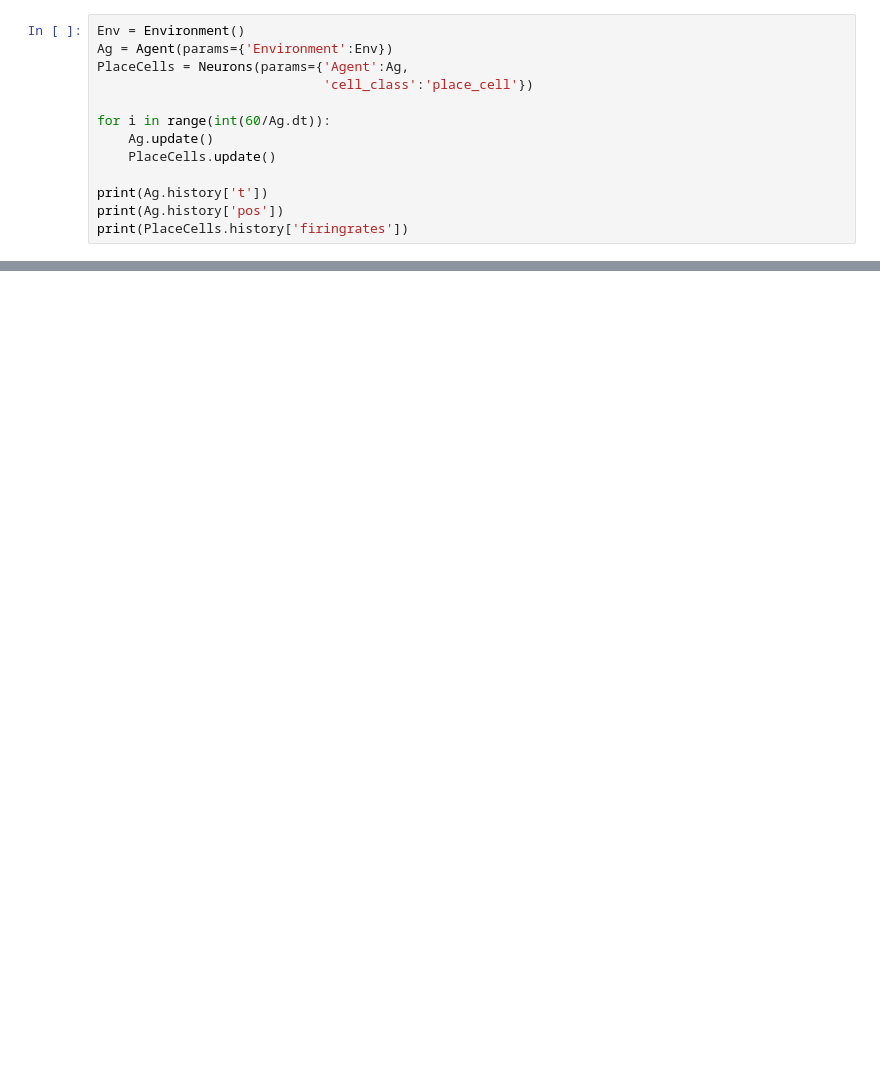
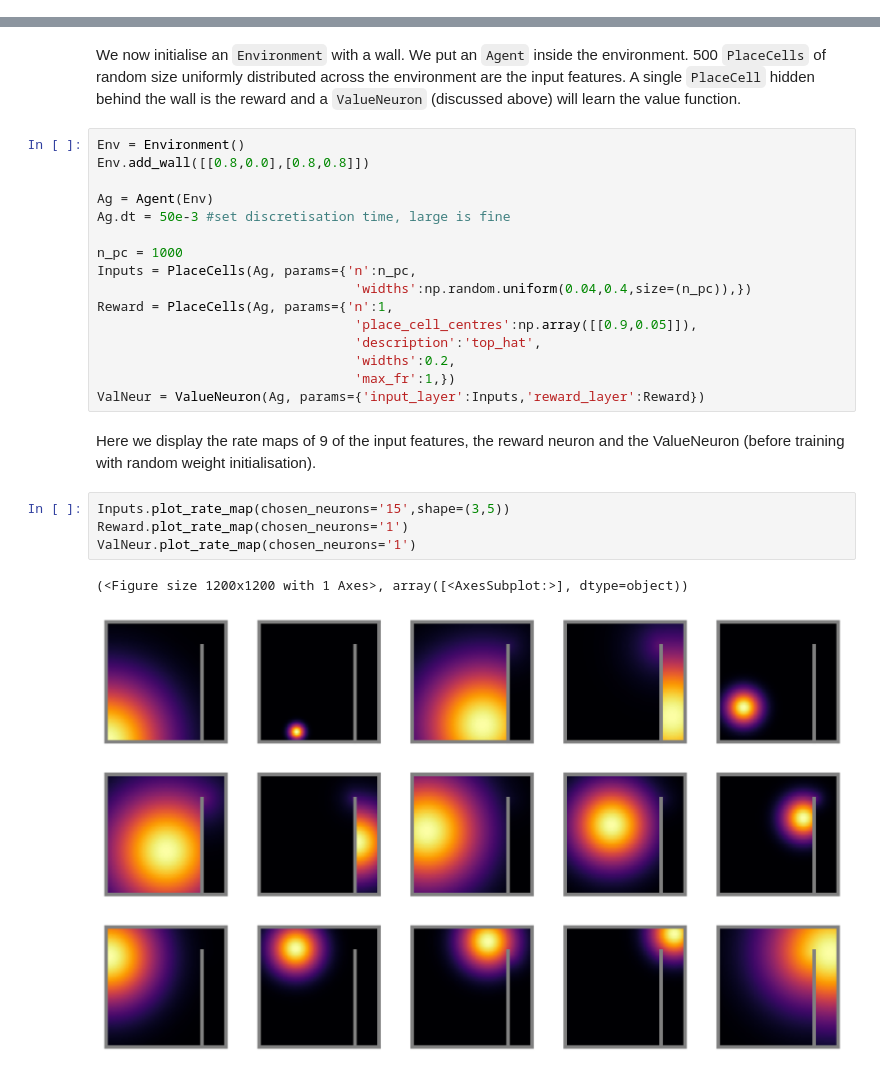
Before and after one commit to RatInABox-Lab/RatInABox, a Jupyter notebook: example_scripts/reinforcement_learning_example.ipynb, the cells around one changed output, grey strips where cells are left out. Cells and saved outputs as stored; diff of their text form; blank space fills up the shorter version.

```diff
--- a/example_scripts/reinforcement_learning_example.ipynb
+++ b/example_scripts/reinforcement_learning_example.ipynb
@@ -610,13 +0,0 @@ tpl.saveFigure(fig,"5")
-# %%
-Env = Environment()
-Ag = Agent(params={'Environment':Env})
-PlaceCells = Neurons(params={'Agent':Ag,
-                             'cell_class':'place_cell'})
-
-for i in range(int(60/Ag.dt)):
-    Ag.update()
-    PlaceCells.update()
-
-print(Ag.history['t'])
-print(Ag.history['pos'])
-print(PlaceCells.history['firingrates'])
@@ -1151,0 +97,27 @@ a
+# %% [markdown]
+We now initialise an `Environment` with a wall. We put an `Agent` inside the environment. 500 `PlaceCells` of random size uniformly distributed across the environment are the input features. A single `PlaceCell` hidden behind the wall is the reward and a `ValueNeuron` (discussed above) will learn the value function.
+# %%
+Env = Environment()
+Env.add_wall([[0.8,0.0],[0.8,0.8]])
+
+Ag = Agent(Env)
+Ag.dt = 50e-3 #set discretisation time, large is fine
+
+n_pc = 1000
+Inputs = PlaceCells(Ag, params={'n':n_pc,
+                                 'widths':np.random.uniform(0.04,0.4,size=(n_pc)),})
+Reward = PlaceCells(Ag, params={'n':1,
+                                 'place_cell_centres':np.array([[0.9,0.05]]),
+                                 'description':'top_hat',
+                                 'widths':0.2,
+                                 'max_fr':1,})
+ValNeur = ValueNeuron(Ag, params={'input_layer':Inputs,'reward_layer':Reward})
+# %% [markdown]
+Here we display the rate maps of 9 of the input features, the reward neuron and the ValueNeuron (before training with random weight initialisation).
+# %%
+Inputs.plot_rate_map(chosen_neurons='15',shape=(3,5))
+Reward.plot_rate_map(chosen_neurons='1')
+ValNeur.plot_rate_map(chosen_neurons='1')
+# %% [output]
+(<Figure size 1200x1200 with 1 Axes>, array([<AxesSubplot:>], dtype=object))
+[figure, added]
```
Also changed, not shown: parts of 86 cells of this notebook, 10 other files.
